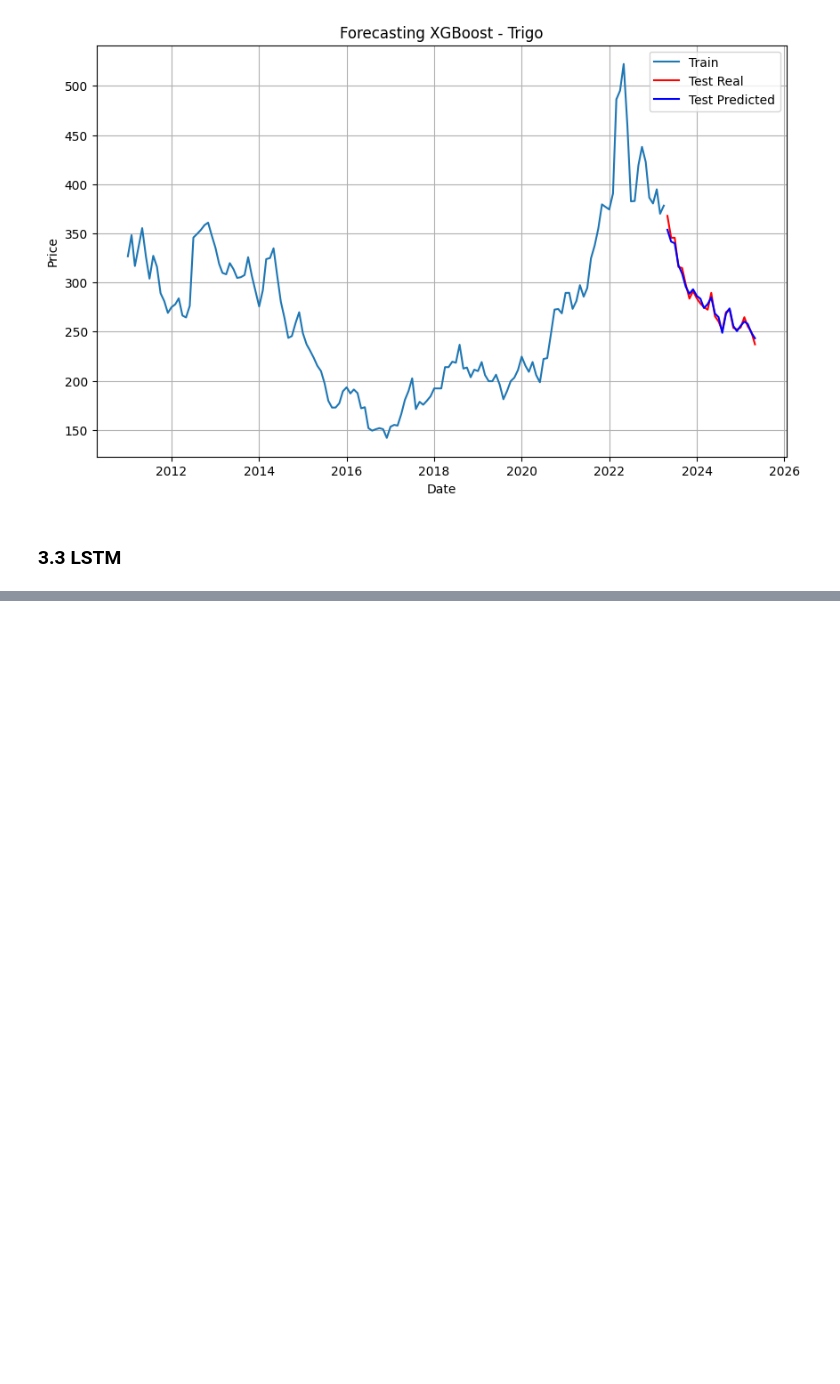
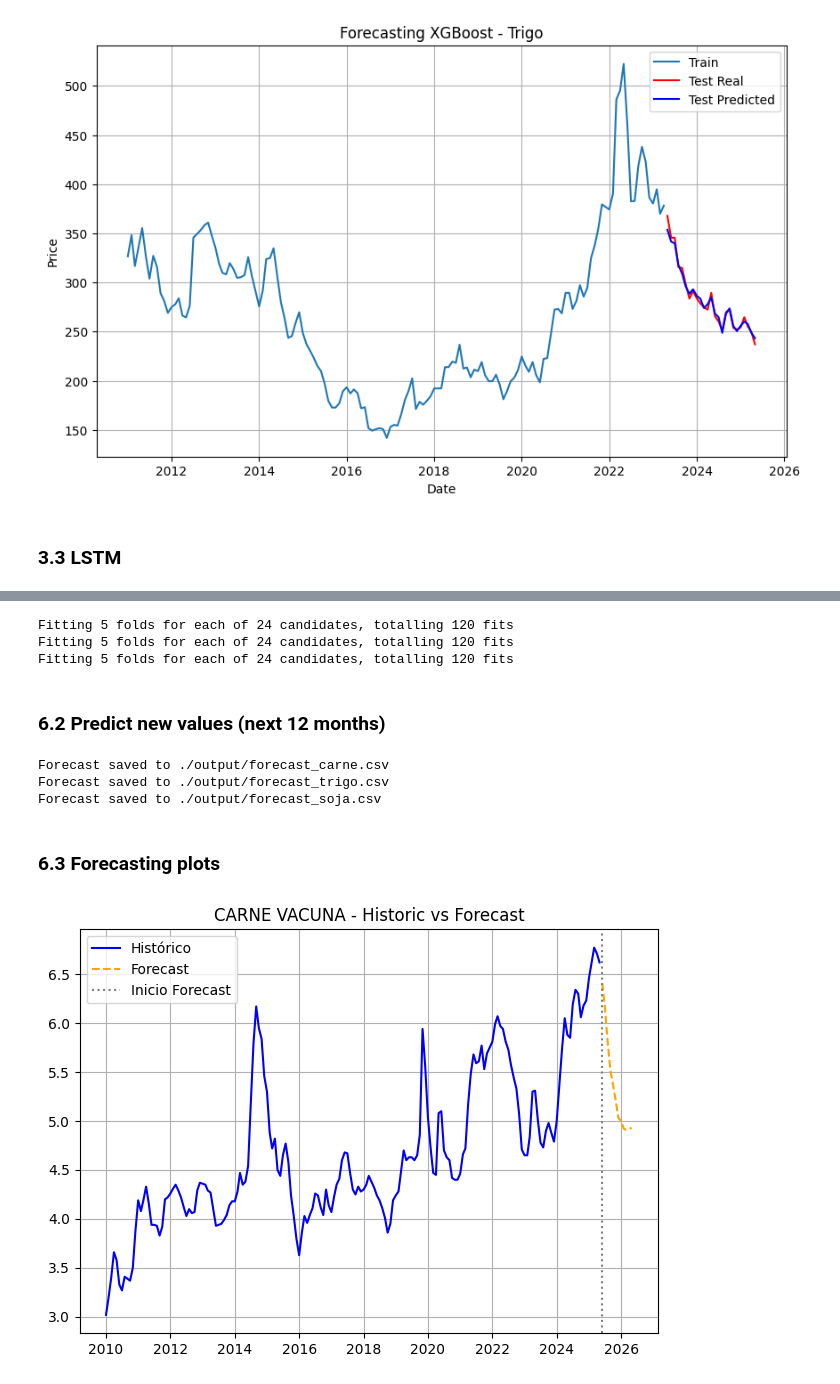
Before and after one commit to msolpera/forecasting_agro, a Jupyter notebook: main.ipynb, the cells around one changed output, grey strips where cells are left out. Drawn from its saved outputs; the diff is of its cells as text; code cells hidden in the pictures; blank space fills up the shorter version.

```diff
--- a/main.ipynb
+++ b/main.ipynb
@@ -324,0 +453,44 @@ MAPE_train: 1.71%
+# %%
+historic = load_dataset()
+# %%
+import model_xgboost
+importlib.reload(model_xgboost)
+from model_xgboost import XGBoostPipeline
+import joblib
+
+commodity = ['Carne Vacuna', 'Trigo', 'Soja']
+
+for i, com in enumerate(commodity):
+    df_feat = create_features(historic, com, lags=[1])
+    pipe_XGB= XGBoostPipeline()
+    model = pipe_XGB.fit(df_feat, com)
+    # Save Final Model
+    joblib.dump(model, f"{com.strip()}_final_model_pipeline.pkl")
+# %% [output]
+Fitting 5 folds for each of 24 candidates, totalling 120 fits
+Fitting 5 folds for each of 24 candidates, totalling 120 fits
+Fitting 5 folds for each of 24 candidates, totalling 120 fits
+# %% [markdown]
+### 6.2 Predict new values (next 12 months)
+# %%
+from predict import forecasting_recursive
+
+path_output = './output/'
+
+model_carne_vacuna = joblib.load('./models/Carne Vacuna_final_model_pipeline.pkl')
+model_trigo = joblib.load('./models/Trigo_final_model_pipeline.pkl')
+model_soja = joblib.load('./models/Soja_final_model_pipeline.pkl')
+
+forecast_carne = forecasting_recursive(model_carne_vacuna, historic, 'Carne Vacuna', steps_ahead=12, output_csv=path_output +'forecast_carne.csv')
+forecast_trigo = forecasting_recursive(model_trigo, historic, 'Trigo', steps_ahead=12, output_csv=path_output +'forecast_trigo.csv')
+forecast_soja = forecasting_recursive(model_soja, historic, 'Soja', steps_ahead=12, output_csv=path_output +'forecast_soja.csv')
+# %% [output]
+Forecast saved to ./output/forecast_carne.csv
+Forecast saved to ./output/forecast_trigo.csv
+Forecast saved to ./output/forecast_soja.csv
+# %% [markdown]
+### 6.3 Forecasting plots
+# %%
+predict.plot_forecasts_with_history(forecast_carne, 'Carne Vacuna', forecast_horizon=12)
+# %% [output]
+[figure, added]
```
Also changed, not shown: parts of 17 cells of this notebook, 30 other files.
